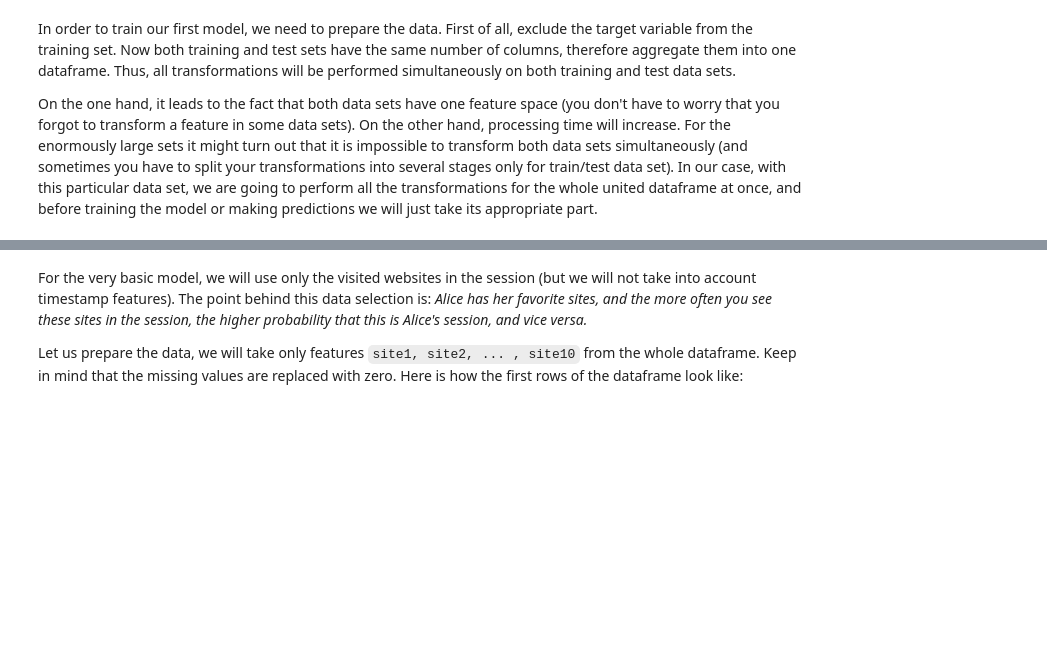
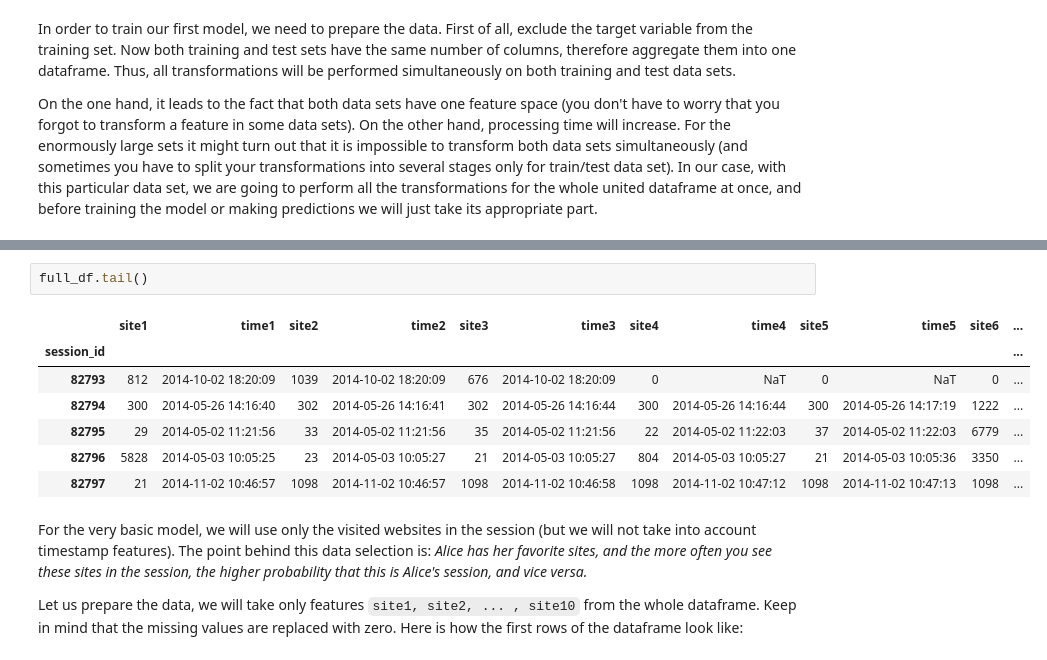
Before and after one commit to Basasuya/mlcourse.ai, a Jupyter notebook: jupyter_english/assignments_fall2018/assignment4_websites_logistic_regression_solution.ipynb, the cells around one changed output, grey strips where cells are left out. Saved outputs shown, nothing was run; the diff lists cells and outputs as text; blank space fills up the shorter version.

```diff
--- a/jupyter_english/assignments_fall2018/assignment4_websites_logistic_regression_solution.ipynb
+++ b/jupyter_english/assignments_fall2018/assignment4_websites_logistic_regression_solution.ipynb
@@ -260,3 +251,13 @@ To retain the current behavior and silence the warning, pass sort=False
+# %%
+full_df.tail()
+# %% [output]
+|  | site1 | time1 | site2 | time2 | site3 | time3 | site4 | time4 | site5 | time5 | site6 | ... |
+| session_id |  |  |  |  |  |  |  |  |  |  |  | ... |
+| 82793 | 812 | 2014-10-02 18:20:09 | 1039 | 2014-10-02 18:20:09 | 676 | 2014-10-02 18:20:09 | 0 | NaT | 0 | NaT | 0 | ... |
+| 82794 | 300 | 2014-05-26 14:16:40 | 302 | 2014-05-26 14:16:41 | 302 | 2014-05-26 14:16:44 | 300 | 2014-05-26 14:16:44 | 300 | 2014-05-26 14:17:19 | 1222 | ... |
+| 82795 | 29 | 2014-05-02 11:21:56 | 33 | 2014-05-02 11:21:56 | 35 | 2014-05-02 11:21:56 | 22 | 2014-05-02 11:22:03 | 37 | 2014-05-02 11:22:03 | 6779 | ... |
+| 82796 | 5828 | 2014-05-03 10:05:25 | 23 | 2014-05-03 10:05:27 | 21 | 2014-05-03 10:05:27 | 804 | 2014-05-03 10:05:27 | 21 | 2014-05-03 10:05:36 | 3350 | ... |
+| 82797 | 21 | 2014-11-02 10:46:57 | 1098 | 2014-11-02 10:46:57 | 1098 | 2014-11-02 10:46:58 | 1098 | 2014-11-02 10:47:12 | 1098 | 2014-11-02 10:47:13 | 1098 | ... |
 # %% [markdown]
 For the very basic model, we will use only the visited websites in the session (but we will not take into account timestamp features). The point behind this data selection is: *Alice has her favorite sites, and the more often you see these sites in the session, the higher probability that this is Alice's session, and vice versa.*
 
```
Also changed, not shown: parts of 10 cells of this notebook, 2 other files.
